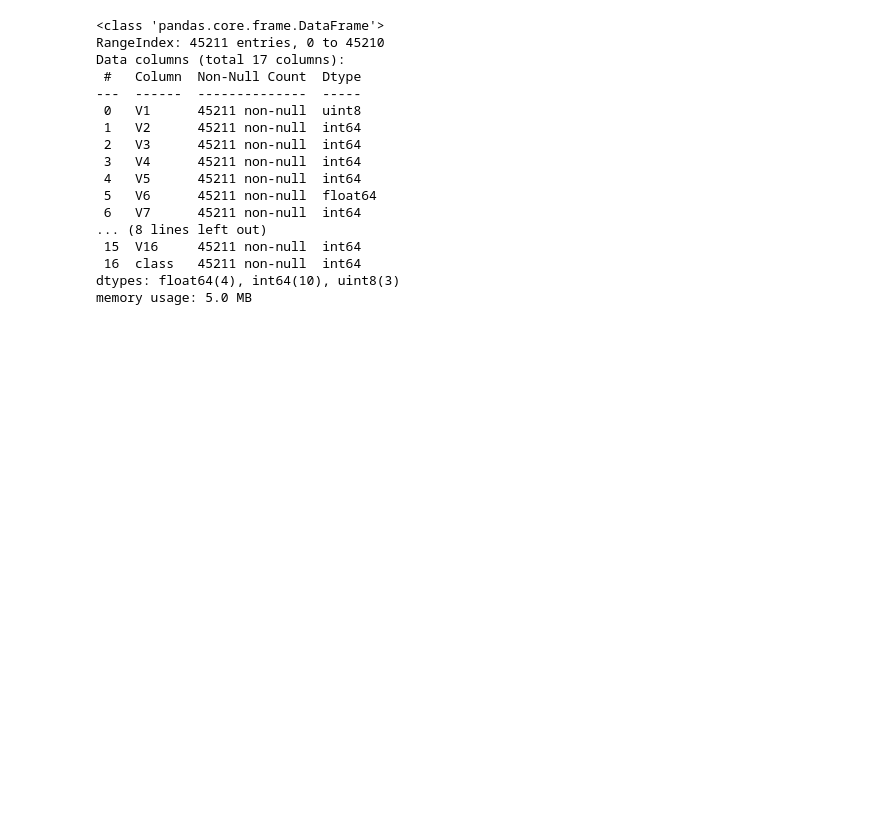
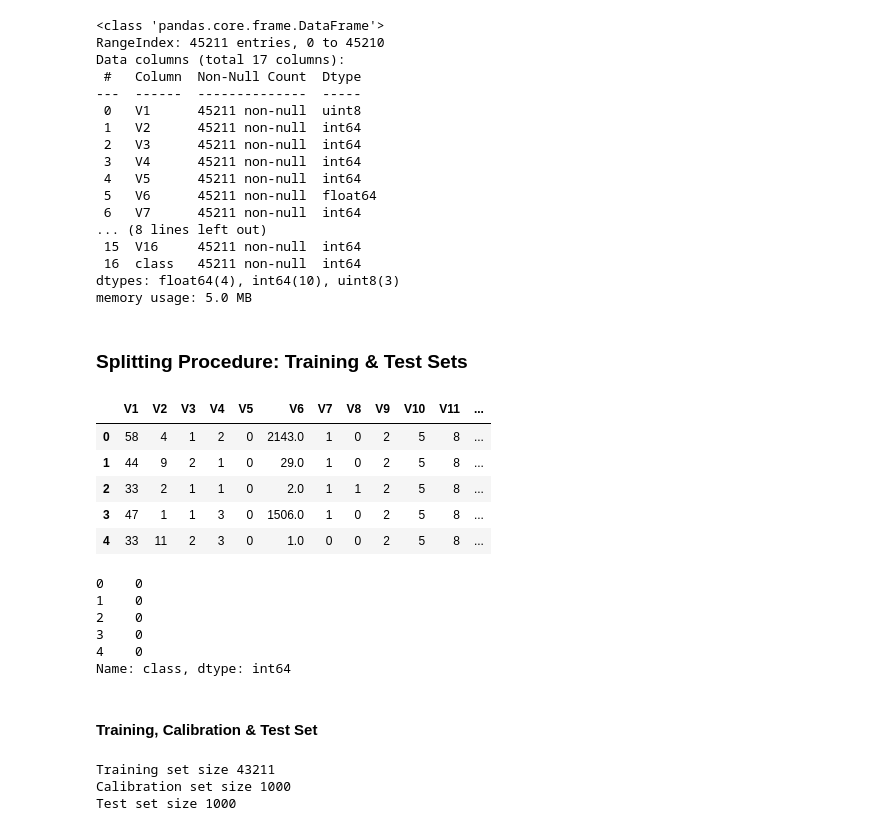
Before and after one commit to joakor89/conformal_prediction, a Jupyter notebook: chap_06/CPFC.ipynb, the cells around one changed output. Saved outputs shown, nothing was run; the diff lists cells and outputs as text; code cells hidden in the pictures; blank space fills up the shorter version.

Commit message:
Setting Training, calibration and test set

```diff
--- a/chap_06/CPFC.ipynb
+++ b/chap_06/CPFC.ipynb
@@ -260,3 +260,31 @@ Data columns (total 17 columns):
  16  class   45211 non-null  int64
 dtypes: float64(4), int64(10), uint8(3)
 memory usage: 5.0 MB
+# %% [markdown]
+### Splitting Procedure: Training & Test Sets
+# %%
+# Features
+X = df.drop('class', axis = 1)
+
+# Target
+y = df['class']
+# %%
+X.head()
+# %% [output]
+|  | V1 | V2 | V3 | V4 | V5 | V6 | V7 | V8 | V9 | V10 | V11 | ... |
+| 0 | 58 | 4 | 1 | 2 | 0 | 2143.0 | 1 | 0 | 2 | 5 | 8 | ... |
+| 1 | 44 | 9 | 2 | 1 | 0 | 29.0 | 1 | 0 | 2 | 5 | 8 | ... |
+| 2 | 33 | 2 | 1 | 1 | 0 | 2.0 | 1 | 1 | 2 | 5 | 8 | ... |
+| 3 | 47 | 1 | 1 | 3 | 0 | 1506.0 | 1 | 0 | 2 | 5 | 8 | ... |
+| 4 | 33 | 11 | 2 | 3 | 0 | 1.0 | 0 | 0 | 2 | 5 | 8 | ... |
+# %%
+y.head()
+# %% [output]
+0    0
+1    0
+2    0
+3    0
+4    0
+Name: class, dtype: int64
+# %% [markdown]
+#### Training, Calibration & Test Set
@@ -262,0 +295,8 @@ memory usage: 5.0 MB
+# %%
+print('Training set size {}'.format(len(y_train)))
+print('Calibration set size {}'.format(len(y_calib)))
+print('Test set size {}'.format(len(y_test)))
+# %% [output]
+Training set size 43211
+Calibration set size 1000
+Test set size 1000
```
Also changed, not shown: parts of 1 cell of this notebook.
